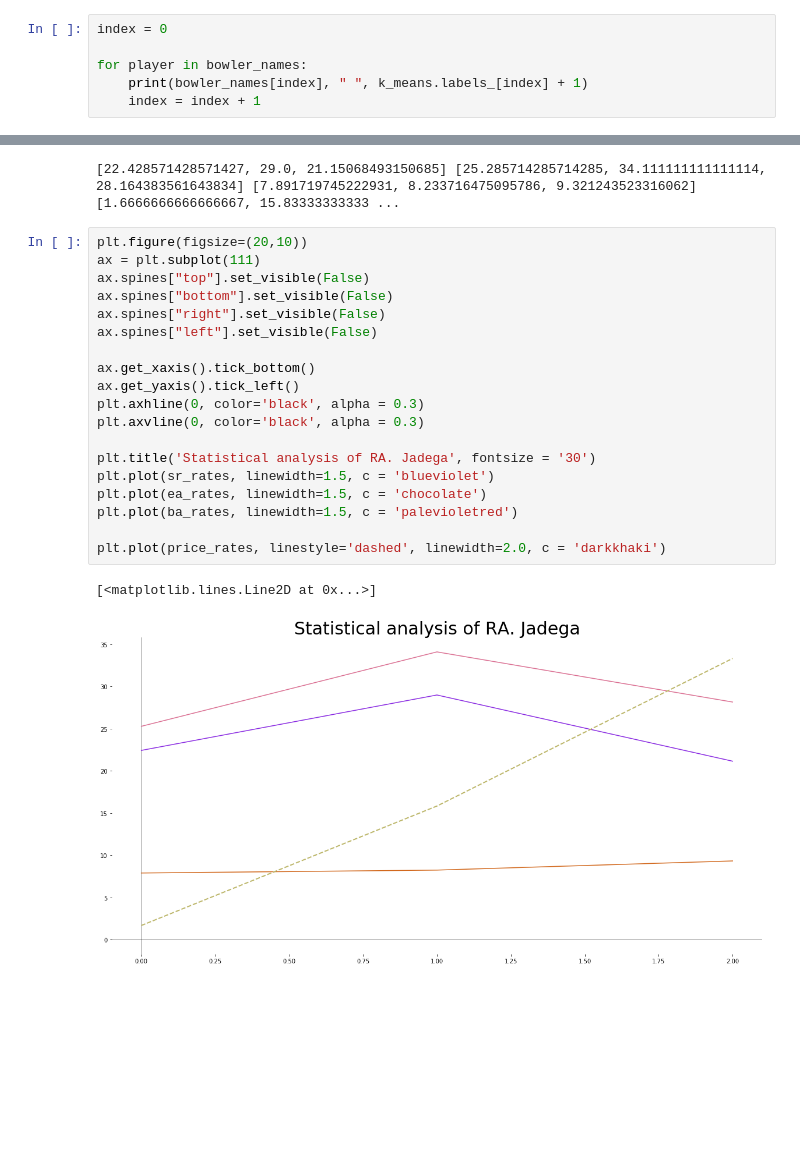
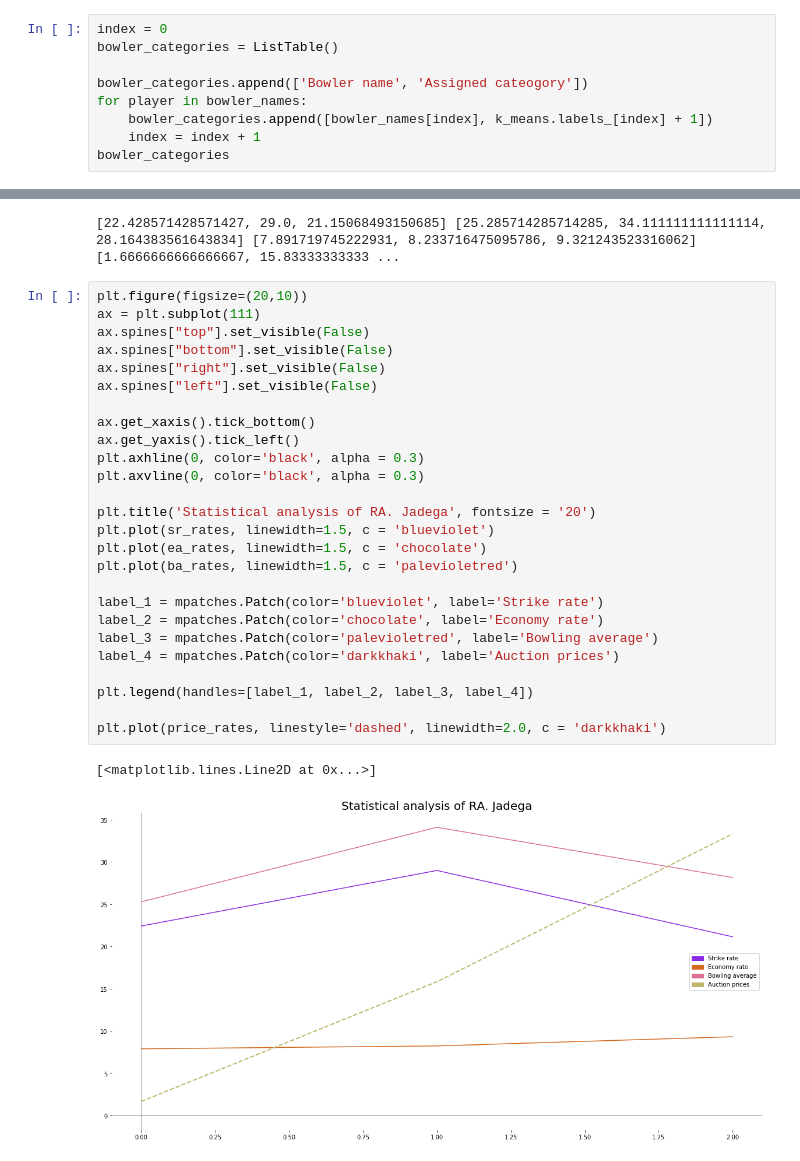
Before and after one commit to AnshulHedau/IPL_Insights, a Jupyter notebook: IPL - Bowler Analysis.ipynb, the cells around one changed output, grey strips where cells are left out. Cells and saved outputs as stored; diff of their text form; blank space fills up the shorter version.

```diff
--- a/IPL - Bowler Analysis.ipynb
+++ b/IPL - Bowler Analysis.ipynb
@@ -461,8 +511,11 @@ axes_3d.scatter(total_strike_rates,total_bowling_average,total_economy_rates,c=k
 ## Printing the players in different categories
 # %%
 index = 0
+bowler_categories = ListTable()
 
+bowler_categories.append(['Bowler name', 'Assigned cateogory'])
 for player in bowler_names:
-    print(bowler_names[index], " ", k_means.labels_[index] + 1)
+    bowler_categories.append([bowler_names[index], k_means.labels_[index] + 1])
     index = index + 1
+bowler_categories
 # %% [output]
@@ -598,22 +650,29 @@ print(sr_rates, ba_rates, ea_rates, price_rates)
 # %%
 plt.figure(figsize=(20,10))
 ax = plt.subplot(111)
 ax.spines["top"].set_visible(False)
 ax.spines["bottom"].set_visible(False)
 ax.spines["right"].set_visible(False)
 ax.spines["left"].set_visible(False)
 
 ax.get_xaxis().tick_bottom()
 ax.get_yaxis().tick_left()
 plt.axhline(0, color='black', alpha = 0.3)
 plt.axvline(0, color='black', alpha = 0.3)
 
-plt.title('Statistical analysis of RA. Jadega', fontsize = '30')
+plt.title('Statistical analysis of RA. Jadega', fontsize = '20')
 plt.plot(sr_rates, linewidth=1.5, c = 'blueviolet')
 plt.plot(ea_rates, linewidth=1.5, c = 'chocolate')
 plt.plot(ba_rates, linewidth=1.5, c = 'palevioletred')
 
+label_1 = mpatches.Patch(color='blueviolet', label='Strike rate')
+label_2 = mpatches.Patch(color='chocolate', label='Economy rate')
+label_3 = mpatches.Patch(color='palevioletred', label='Bowling average')
+label_4 = mpatches.Patch(color='darkkhaki', label='Auction prices')
+
+plt.legend(handles=[label_1, label_2, label_3, label_4])
+
 plt.plot(price_rates, linestyle='dashed', linewidth=2.0, c = 'darkkhaki')
 # %% [output]
 [<matplotlib.lines.Line2D at 0x...>]
-[figure, old version]
+[figure, new version]
```
Also changed, not shown: parts of 9 cells of this notebook, 3 other files.
